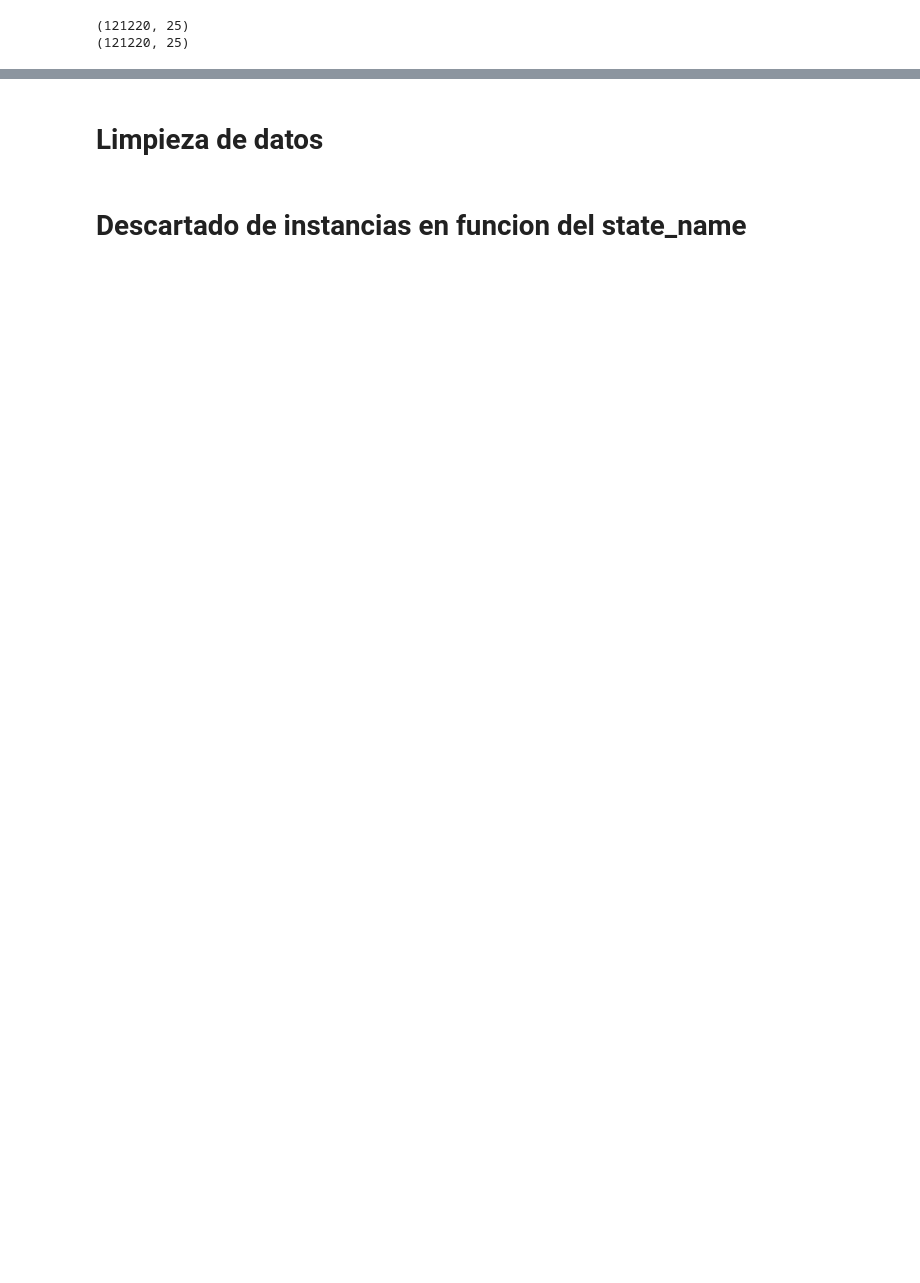
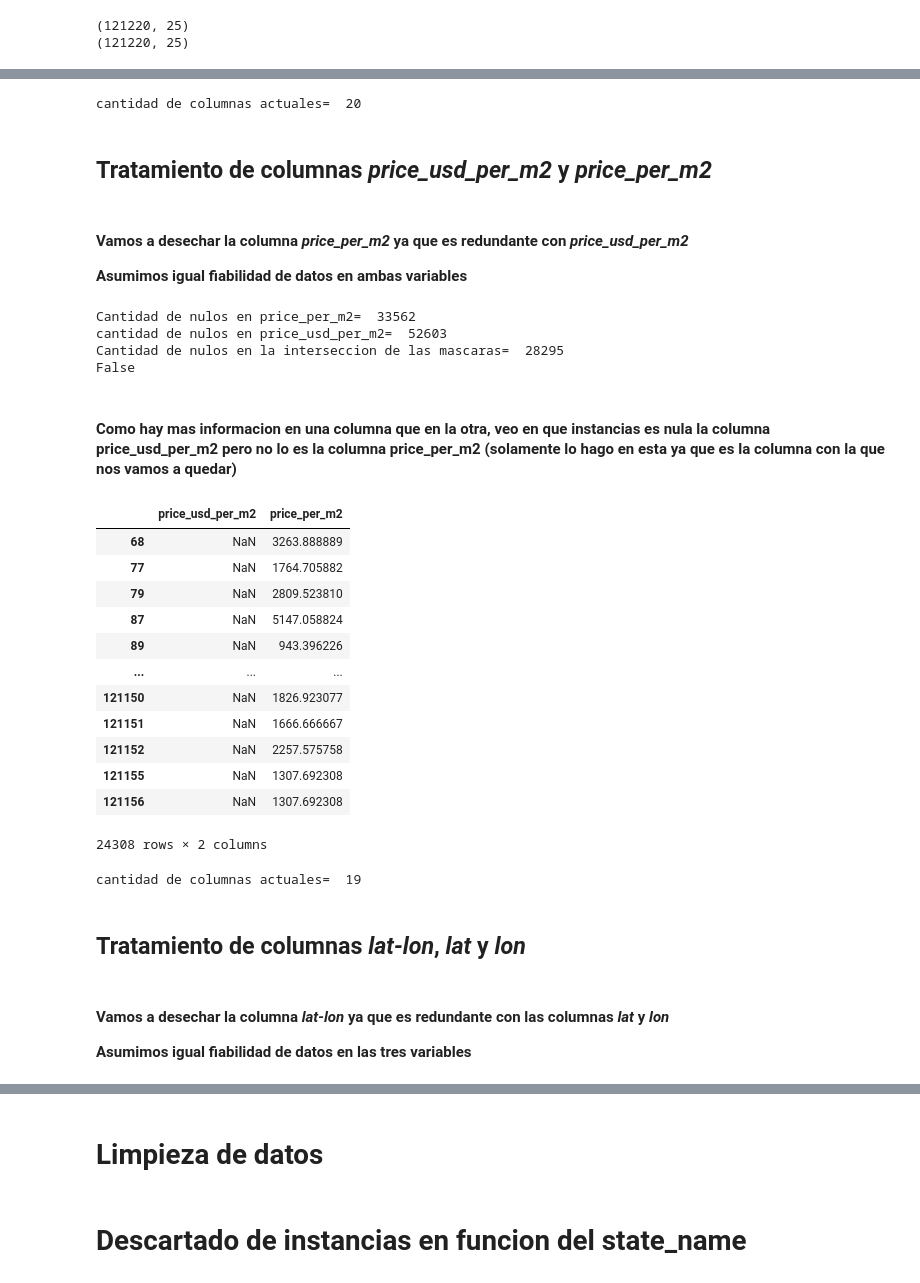
Before and after one commit to BenkosT/TP_Limpieza, a Jupyter notebook: Notebooks/Limpieza.ipynb, the cells around one changed output, grey strips where cells are left out. Drawn from its saved outputs; the diff is of its cells as text; code cells hidden in the pictures; blank space fills up the shorter version.

Commit message:
desechado de columnas redundantes

```diff
--- a/Notebooks/Limpieza.ipynb
+++ b/Notebooks/Limpieza.ipynb
@@ -63,0 +56,2 @@ data.head(3)
+# %%
+data.rename(columns={'lat-lon': 'lat_lon'}, inplace=True)
@@ -72,0 +94,4 @@ print(data_clean_empty_row.shape)
+# %%
+# Cambio valores iguales a cero por NaN
+data[data==0] = np.nan
+(data==0).sum()
@@ -72,0 +122,4 @@ print(data_clean_empty_row.shape)
+# %%
+# desechamos las columnas properati_url y image_thumbnail de data
+data = data.drop(['properati_url', 'image_thumbnail'], axis=1)
+print("cantidad de columnas actuales=",data.shape[1])
@@ -72,0 +158,54 @@ print(data_clean_empty_row.shape)
+# %%
+#Desecho las columnas price, price_aprox_local_currency y currency
+data = data.drop(['price', 'price_aprox_local_currency' , 'currency'], axis=1)
+print("cantidad de columnas actuales= ",data.shape[1])
+# %% [output]
+cantidad de columnas actuales=  20
+# %% [markdown]
+## Tratamiento de columnas *price_usd_per_m2* y *price_per_m2*
+# %% [markdown]
+#### Vamos a desechar la columna *price_per_m2* ya que es redundante con *price_usd_per_m2*
+**Asumimos igual fiabilidad de datos en ambas variables**
+# %%
+#Voy a verificar que no haya mas informacion en una columna que en las otras
+
+#Hago dos mascaras para las variables de precios por metro cuadrado que contengan los nulos de las mismas
+mask_price_per_m2_null = data.price_per_m2.isnull()
+mask_price_usd_per_m2_null = data.price_usd_per_m2.isnull()
+
+#Hago una interseccion de las dos mascaras
+mask_prices_per_m2_null = mask_price_per_m2_null & mask_price_usd_per_m2_null
+
+#Si las tres mascaras tienen cada una la misma cantidad de elementos que la interseccion significa que los nulos se encuentran siempre en las mismas instancias
+print("Cantidad de nulos en price_per_m2= " , mask_price_per_m2_null.sum())
+print("cantidad de nulos en price_usd_per_m2= " , mask_price_usd_per_m2_null.sum())
+print("Cantidad de nulos en la interseccion de las mascaras= " , mask_prices_per_m2_null.sum())
+
+#Devuelve un True si la cantidad de nulos es la misma en todas las mascaras por lo que la interseccion es perfecta
+print(mask_price_per_m2_null.sum()==mask_price_usd_per_m2_null.sum()==mask_prices_per_m2_null.sum())
+# %% [output]
+Cantidad de nulos en price_per_m2=  33562
+cantidad de nulos en price_usd_per_m2=  52603
+Cantidad de nulos en la interseccion de las mascaras=  28295
+False
+# %% [markdown]
+#### Como hay mas informacion en una columna que en la otra, veo en que instancias es nula la columna price_usd_per_m2 pero no lo es la columna price_per_m2 (solamente lo hago en esta ya que es la columna con la que nos vamos a quedar)
+# %%
+#Hago una mascara para ver cuando es nula la columna price_usd_per_m2 pero no lo es price_per_m2
+mask_prices_per_m2 = data.price_usd_per_m2.isnull() & data.price_per_m2.notnull()
+data_prices_per_m2 = data [mask_prices_per_m2]
+data_prices_per_m2[["price_usd_per_m2" , "price_per_m2"]]
+# %% [output]
+|  | price_usd_per_m2 | price_per_m2 |
+| 68 | NaN | 3263.888889 |
+| 77 | NaN | 1764.705882 |
+| 79 | NaN | 2809.523810 |
+| 87 | NaN | 5147.058824 |
+| 89 | NaN | 943.396226 |
+| ... | ... | ... |
+| 121150 | NaN | 1826.923077 |
+| 121151 | NaN | 1666.666667 |
+| 121152 | NaN | 2257.575758 |
+| 121155 | NaN | 1307.692308 |
+| 121156 | NaN | 1307.692308 |
+24308 rows × 2 columns
@@ -72,0 +220,11 @@ print(data_clean_empty_row.shape)
+# %%
+#Desecho la columna price_per_m2
+data = data.drop(['price_per_m2'], axis=1)
+print("cantidad de columnas actuales= ",data.shape[1])
+# %% [output]
+cantidad de columnas actuales=  19
+# %% [markdown]
+## Tratamiento de columnas *lat-lon*, *lat* y *lon*
+# %% [markdown]
+#### Vamos a desechar la columna *lat-lon* ya que es redundante con las columnas *lat* y *lon*
+**Asumimos igual fiabilidad de datos en las tres variables**
```
Also changed, not shown: parts of 75 cells of this notebook.
